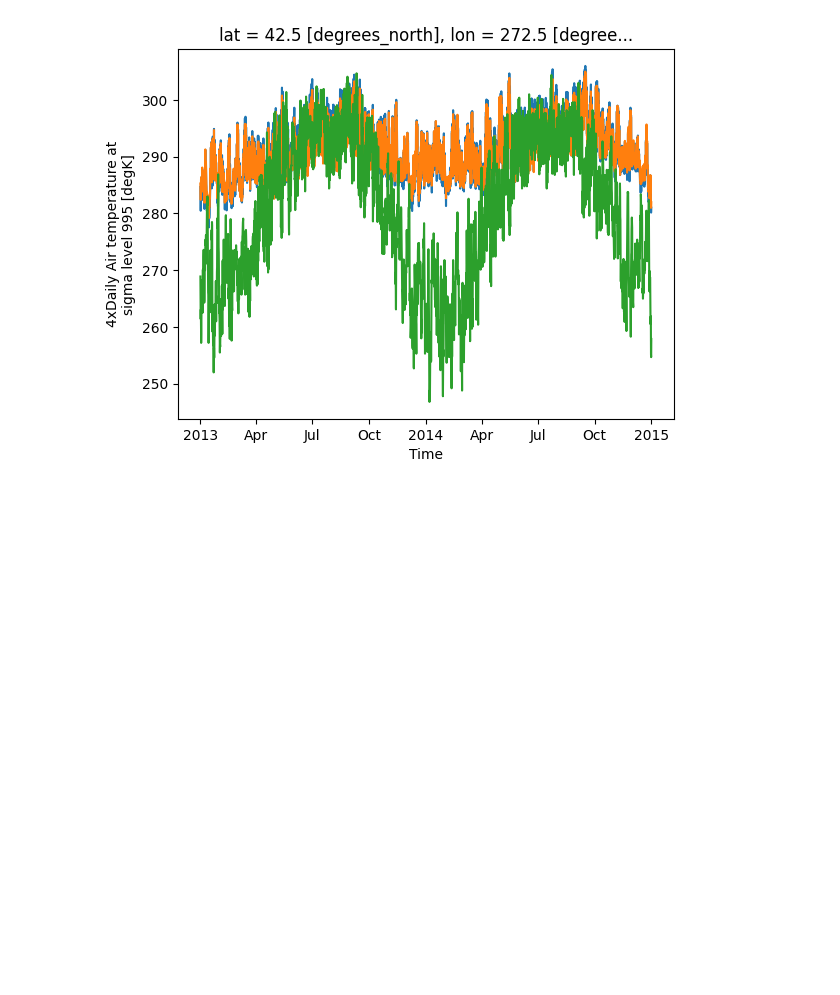
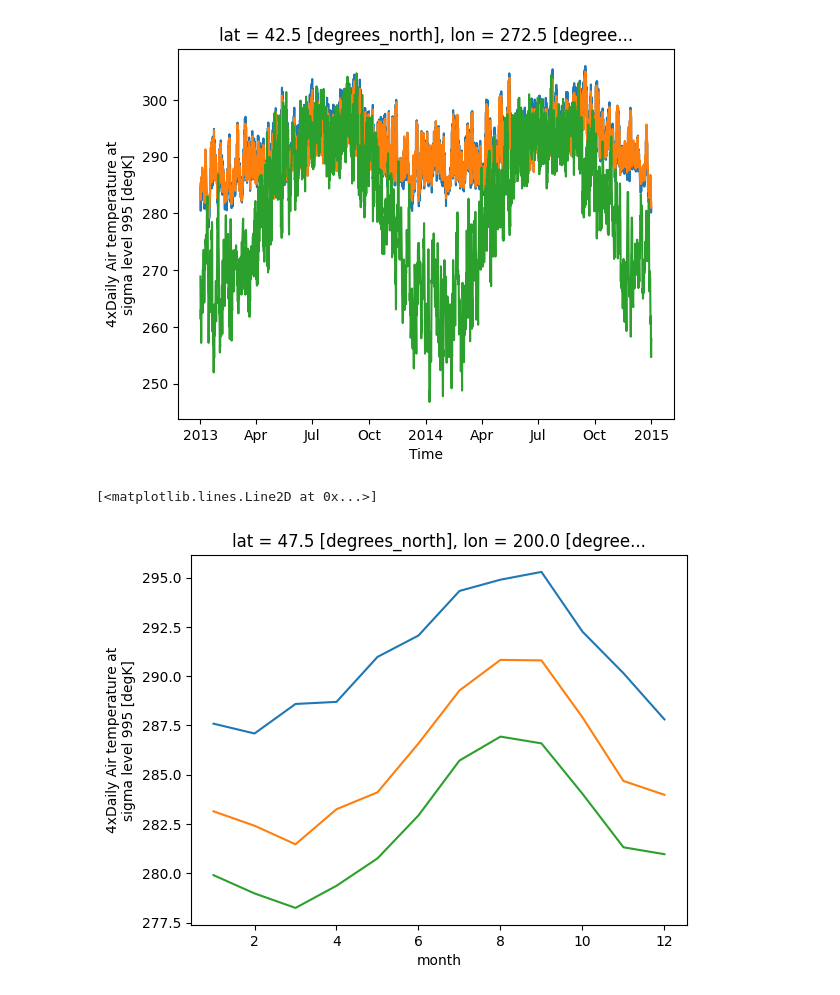
Before and after one commit to JasSandhu14/dsc200-fa25-public, a Jupyter notebook: lectures/Lecture 17 - xarray intro.ipynb, the cells around one changed output. Drawn from its saved outputs; the diff is of its cells as text; code cells hidden in the pictures; blank space fills up the shorter version.

```diff
--- a/lectures/Lecture 17 - xarray intro.ipynb
+++ b/lectures/Lecture 17 - xarray intro.ipynb
@@ -518,3 +518,11 @@ ds.air.sel(lon=360-87.63, lat=41.889, method='nearest').plot()
 # %% [output]
 [<matplotlib.lines.Line2D at 0x...>]
 [figure]
+# %%
+monthly_ds = ds.air.groupby('time.month').mean()
+monthly_ds.sel(lat=32.7, lon=242, method='nearest').plot(label='San Diego')
+monthly_ds.sel(lat=41.8, lon=87, method='nearest').plot(label='Chicago')
+monthly_ds.sel(lat=47.6, lon=122.3, method='nearest').plot(label='Seattle')
+# %% [output]
+[<matplotlib.lines.Line2D at 0x...>]
+[figure, added]
```
